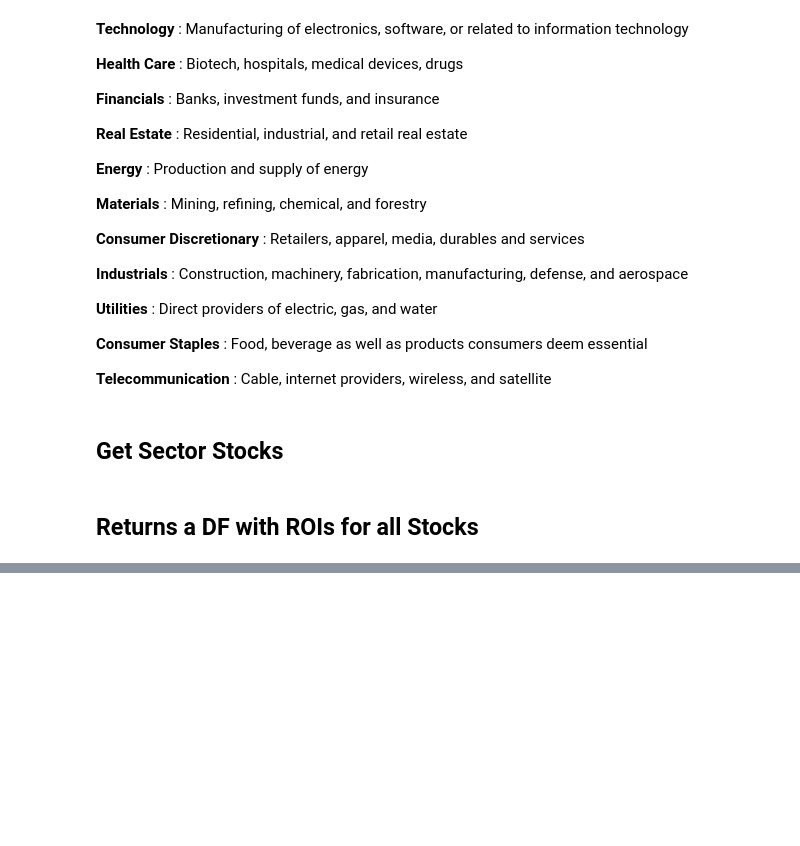
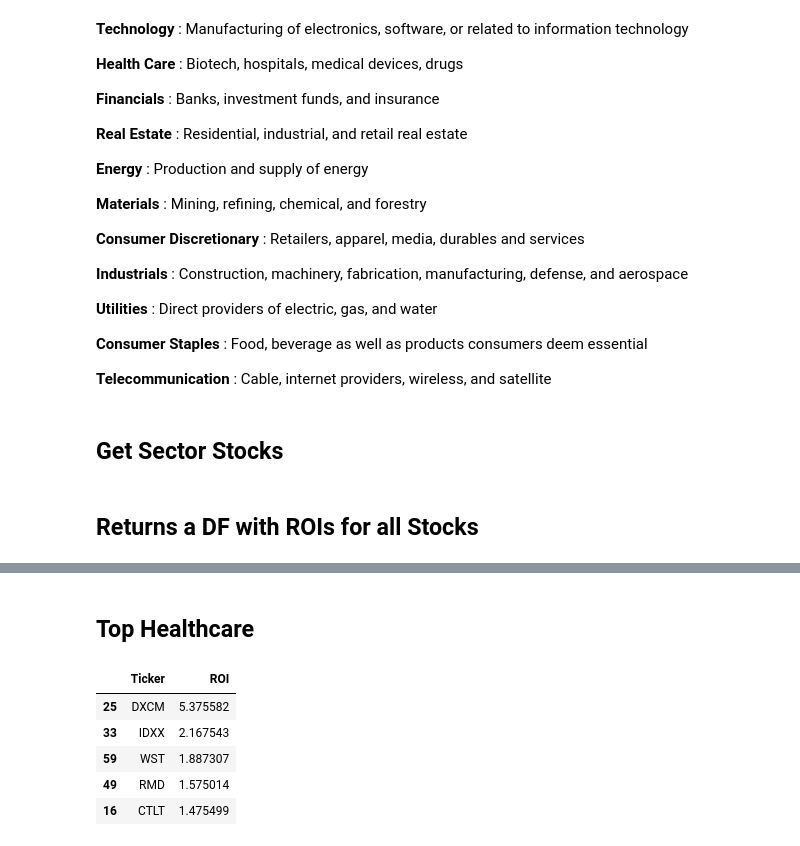
Before and after one commit to rayaroun/Stock-Portfolio-Risk-Analysis, a Jupyter notebook: Notebook4.ipynb, the cells around one changed output, grey strips where cells are left out. Cells and saved outputs as stored; diff of their text form; code cells hidden in the pictures; blank space fills up the shorter version.

```diff
--- a/Notebook4.ipynb
+++ b/Notebook4.ipynb
@@ -200,0 +212,11 @@ energy = get_rois_for_stocks(energy_df)
+# %% [markdown]
+## Top Healthcare
+# %%
+health_care.sort_values(by=['ROI'], ascending=False).head(5)
+# %% [output]
+|  | Ticker | ROI |
+| 25 | DXCM | 5.375582 |
+| 33 | IDXX | 2.167543 |
+| 59 | WST | 1.887307 |
+| 49 | RMD | 1.575014 |
+| 16 | CTLT | 1.475499 |
```
Also changed, not shown: parts of 37 cells of this notebook.
